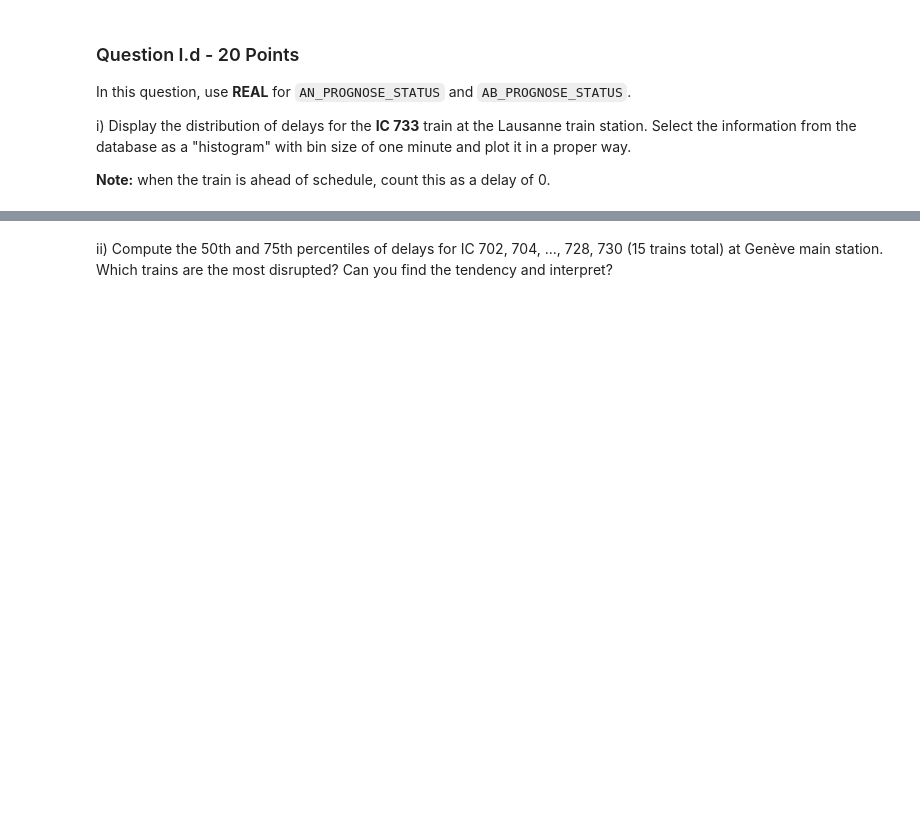
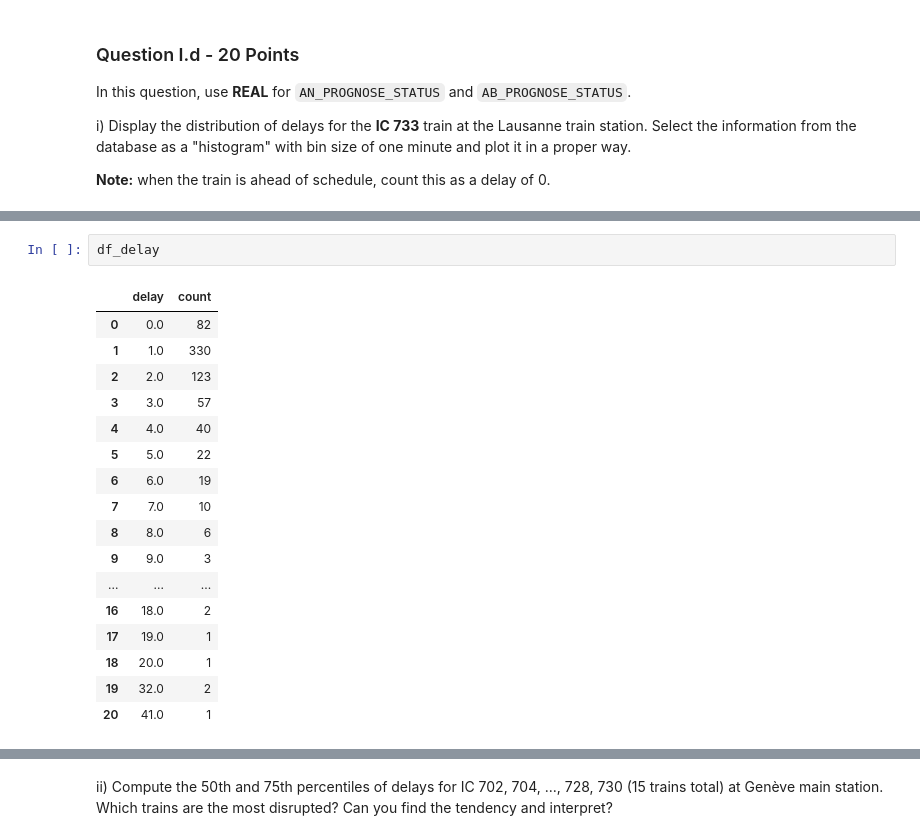
Before and after one commit to FurkanKarakas/dslab-homework-1, a Jupyter notebook: notebooks/DSLab_homework-1.ipynb, the cells around one changed output, grey strips where cells are left out. Cells and saved outputs as stored; diff of their text form; blank space fills up the shorter version.

```diff
--- a/notebooks/DSLab_homework-1.ipynb
+++ b/notebooks/DSLab_homework-1.ipynb
@@ -400,0 +444,20 @@ __Note:__ when the train is ahead of schedule, count this as a delay of 0.
+# %%
+df_delay
+# %% [output]
+|  | delay | count |
+| 0 | 0.0 | 82 |
+| 1 | 1.0 | 330 |
+| 2 | 2.0 | 123 |
+| 3 | 3.0 | 57 |
+| 4 | 4.0 | 40 |
+| 5 | 5.0 | 22 |
+| 6 | 6.0 | 19 |
+| 7 | 7.0 | 10 |
+| 8 | 8.0 | 6 |
+| 9 | 9.0 | 3 |
+| ... | ... | ... |
+| 16 | 18.0 | 2 |
+| 17 | 19.0 | 1 |
+| 18 | 20.0 | 1 |
+| 19 | 32.0 | 2 |
+| 20 | 41.0 | 1 |
```
Also changed, not shown: parts of 7 cells of this notebook.
